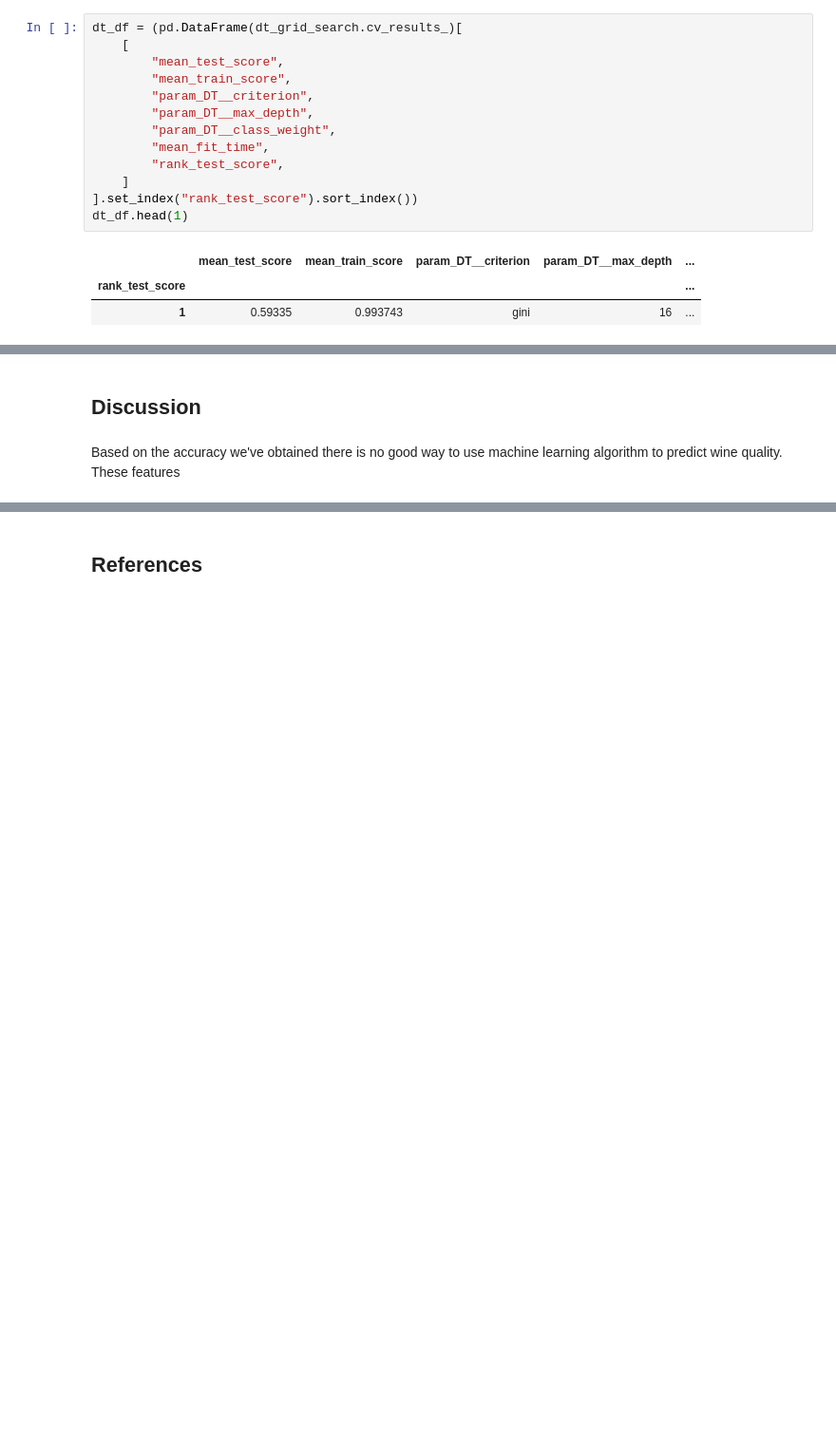
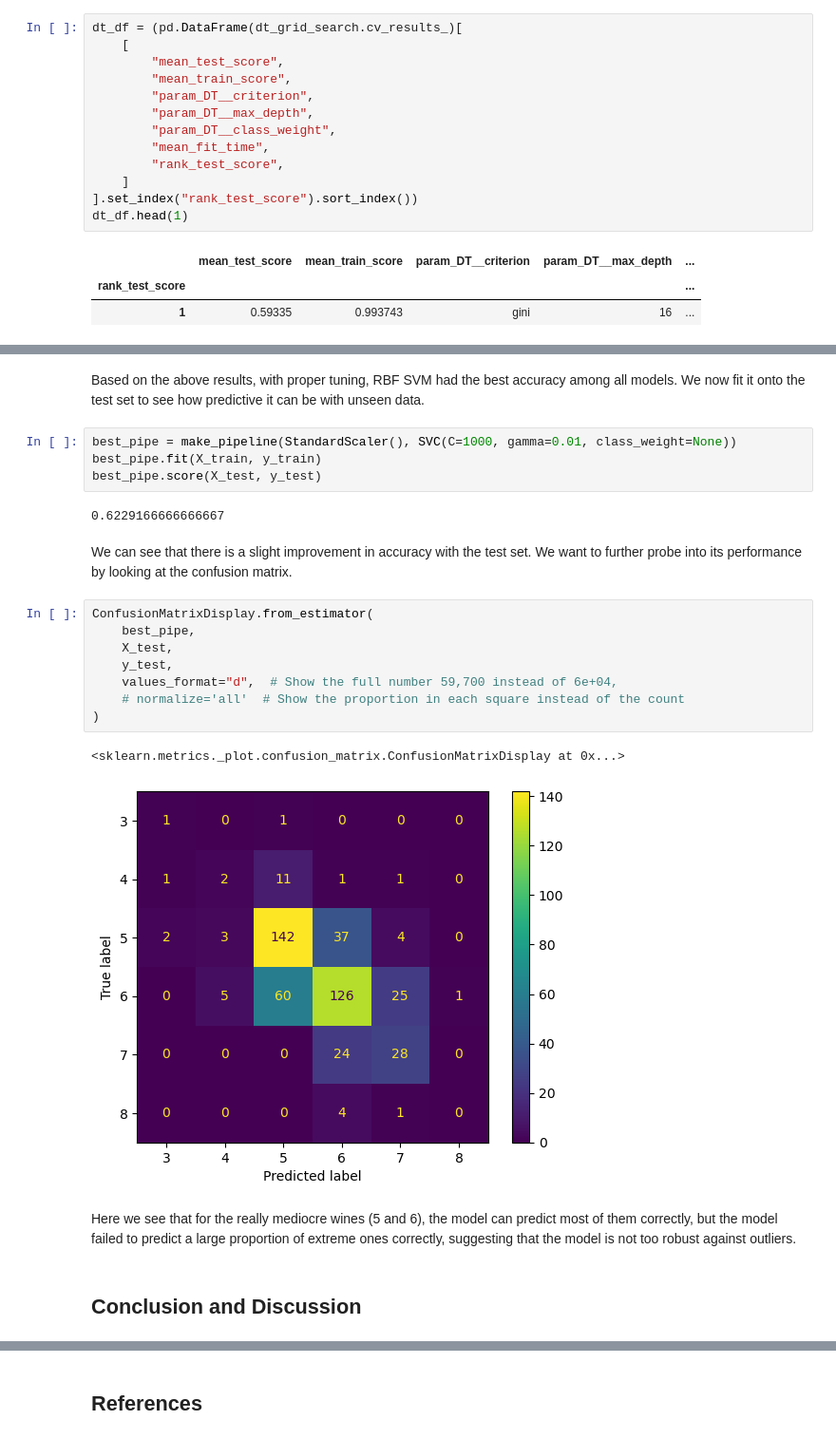
Before and after one commit to UBC-MDS/Red-Wine-Quality-Prediction, a Jupyter notebook: red_wine_quality_prediction_report.ipynb, the cells around one changed output, grey strips where cells are left out. Shown: that part at 95% size. Saved outputs shown, nothing was run; the diff lists cells and outputs as text; blank space fills up the shorter version.

Commit message:
completed the analyses, conclusion and discussion

```diff
--- a/red_wine_quality_prediction_report.ipynb
+++ b/red_wine_quality_prediction_report.ipynb
@@ -260,7 +260,28 @@ svm_df.head(1)
 |  | mean_test_score | mean_train_score | param_SVM__C | param_SVM__gamma | param_SVM__class_weight | ... |
 | rank_test_score |  |  |  |  |  | ... |
 | 1 | 0.613053 | 0.76787 | 1000 | 0.01 | None | ... |
+# %% [markdown]
+Based on the above results, with proper tuning, RBF SVM had the best accuracy among all models. We now fit it onto the test set to see how predictive it can be with unseen data.
+# %%
+best_pipe = make_pipeline(StandardScaler(), SVC(C=1000, gamma=0.01, class_weight=None))
+best_pipe.fit(X_train, y_train)
+best_pipe.score(X_test, y_test)
+# %% [output]
+0.6229166666666667
+# %% [markdown]
+We can see that there is a slight improvement in accuracy with the test set. We want to further probe into its performance by looking at the confusion matrix.
+# %%
+ConfusionMatrixDisplay.from_estimator(
+    best_pipe,
+    X_test,
+    y_test,
+    values_format="d",  # Show the full number 59,700 instead of 6e+04,
+    # normalize='all'  # Show the proportion in each square instead of the count
+)
+# %% [output]
+<sklearn.metrics._plot.confusion_matrix.ConfusionMatrixDisplay at 0x...>
+[figure, added]
+# %% [markdown]
+Here we see that for the really mediocre wines (5 and 6), the model can predict most of them correctly, but the model failed to predict a large proportion of extreme ones correctly, suggesting that the model is not too robust against outliers.
 # %% [markdown]
-## Discussion
+## Conclusion and Discussion
-# %% [markdown]
-Based on the accuracy we've obtained there is no good way to use machine learning algorithm to predict wine quality. These features
```
Also changed, not shown: parts of 9 cells of this notebook.
